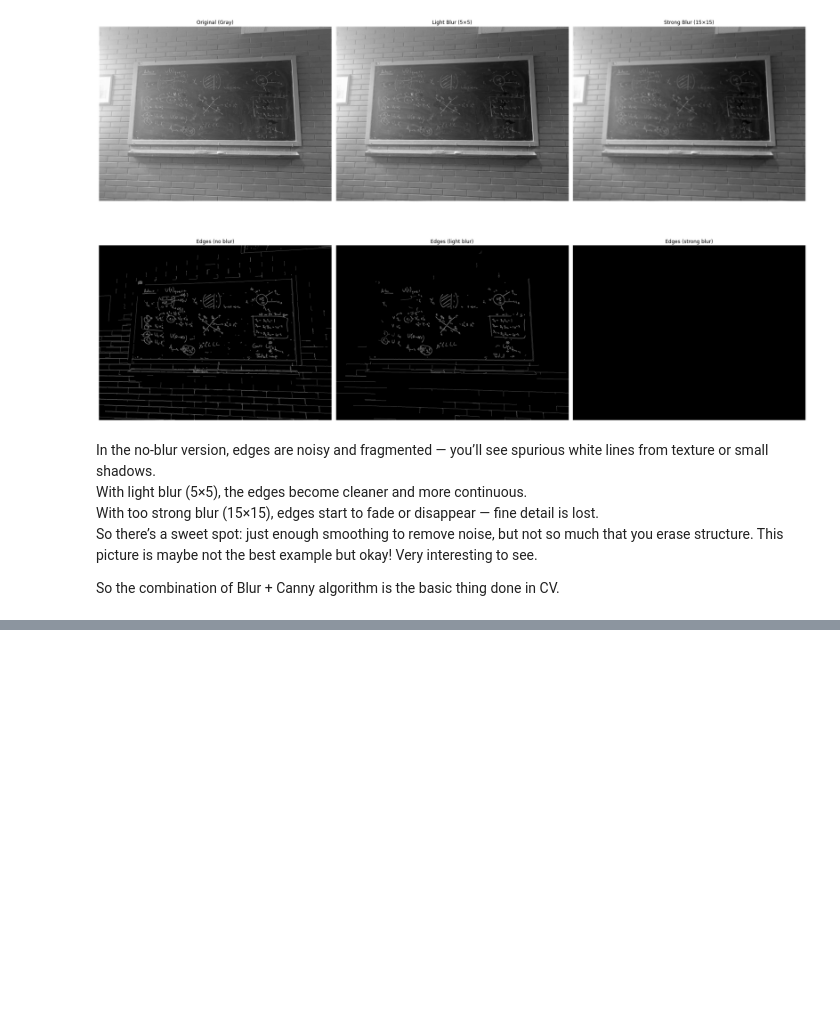
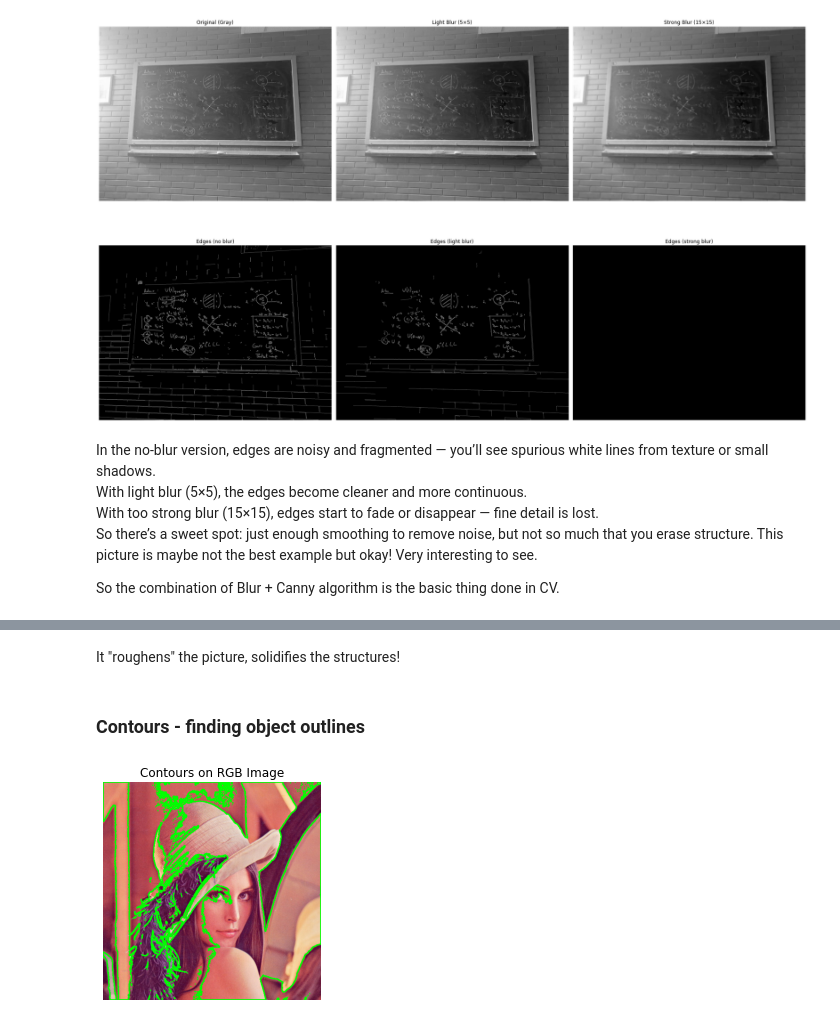
Before and after one commit to armankorajac/computer-vision-stuff, a Jupyter notebook: basicStuff.ipynb, the cells around one changed output, grey strips where cells are left out. Cells and saved outputs as stored; diff of their text form; code cells hidden in the pictures; blank space fills up the shorter version.

```diff
--- a/basicStuff.ipynb
+++ b/basicStuff.ipynb
@@ -119,0 +221,13 @@ So the combination of Blur + Canny algorithm is the basic thing done in CV.
+# %% [markdown]
+It "roughens" the picture, solidifies the structures!
+# %% [markdown]
+### Contours - finding object outlines
+# %%
+contours, _ = cv2.findContours(binary.copy(), cv2.RETR_EXTERNAL, cv2.CHAIN_APPROX_SIMPLE)
+cv2.drawContours(img_rgb, contours, -1, (0,255,0), 2)
+plt.imshow(img_rgb)
+plt.title('Contours on RGB Image')
+plt.axis('off')
+plt.show()
+# %% [output]
+[figure, added]
```
Also changed, not shown: parts of 14 cells of this notebook, 10 other files.
